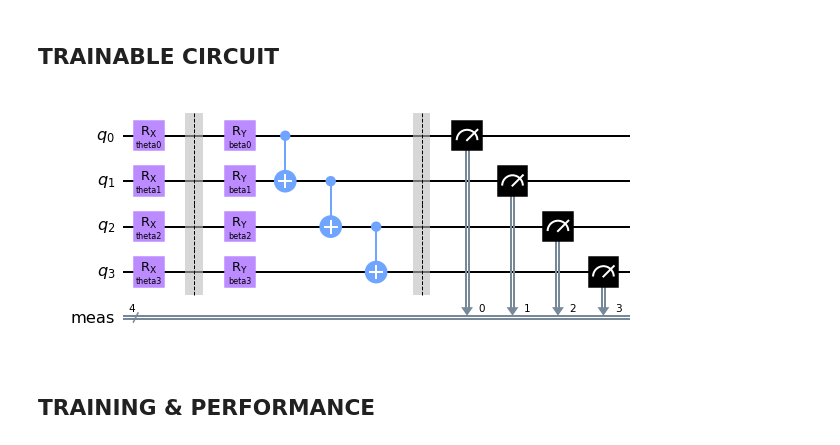
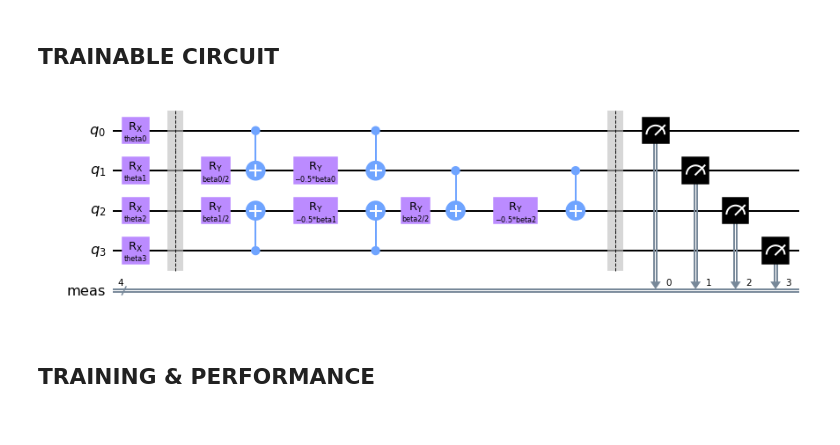
Before and after one commit to yasserakdim/Traitement-d-images-par-reseaux-de-neurones-quantiques, a Jupyter notebook: Trainable circuits.ipynb, the cells around one changed output. Cells and saved outputs as stored; diff of their text form; code cells hidden in the pictures.

```diff
--- a/Trainable circuits.ipynb
+++ b/Trainable circuits.ipynb
@@ -25,8 +25,8 @@ DEVICE = torch.device('cpu')
 # %% [markdown]
 ## DATA
 # %%
-n_train = 20
-n_test = 50
+n_train = 30
+n_test = 100
 
 train_dataset = datasets.MNIST(root = "./data",
                                train = True,
@@ -236,17 +236,17 @@ class QuanvCircuit:
         all_qubits = [i for i in range(self.n_qubits)]
         self._circuit = qiskit.QuantumCircuit(self.n_qubits)
         self.theta = [qiskit.circuit.Parameter('theta{}'.format(i)) for i in range(self.n_qubits)]
-        self.beta = [qiskit.circuit.Parameter('beta{}'.format(i)) for i in range(self.n_qubits)]
+        self.beta = [qiskit.circuit.Parameter('beta{}'.format(i)) for i in range(3)]
         self.par = par
         for i in range(self.n_qubits):
             self._circuit.rx(self.theta[i], i)
 
         self._circuit.barrier()
 
-        for i in range(self.n_qubits):
-            self._circuit.ry(self.beta[i], i)
-        for k in range(self.n_qubits-1):
-            self._circuit.cx(k, k+1)
+        self._circuit.cry(self.beta[0], 0, 1)
+        self._circuit.cry(self.beta[1], 3, 2)
+        self._circuit.cry(self.beta[2], 1, 2)
+
 
         self._circuit = transpile(self._circuit, backend)
         self._circuit.measure_all()
@@ -269,35 +269,35 @@ class QuanvCircuit:
             job = self.backend.run(qobj)
             result = job.result()
             counts = result.get_counts()
             i=np.argmax(list(counts.values()))
             t[str(l)] = sum([int(m) for m in list(counts.keys())[i]])
         self.result = t
         return self
 
     def copy(self):
         q = QuanvCircuit(int(np.sqrt(self.n_qubits)), self.backend, self.par.clone(), self.result)
         return q
 
 
     def encoding(self, zone):
         thetas = []
         for pixel in zone[0]:
             if pixel.item() > 0.5:
                 thetas.append(np.pi) # etat |1>, on initialise theta à pi
             else:                    # pour faire une rotation d'angle pi de l'etat |0>
                 thetas.append(0.0)     # etat |0>, on initialise theta à 0 (rester à l'etat |0>)
         return thetas
 
 
     def run(self, zone):
         zone = torch.reshape(zone, (1, self.n_qubits))
         init = str(self.encoding(zone))
         result = self.result[init]
         return result
-circuit = QuanvCircuit(2, Aer.get_backend('qasm_simulator'),[])
+circuit = QuanvCircuit(2, Aer.get_backend('aer_simulator'),[])
 circuit._circuit.draw(output='mpl')
 # %% [output]
-[figure, old version]
+[figure, new version]
 # %%
 def execute(inputs, quantum_circuits, width, length, l, kernel_size):
     outputs = torch.zeros((len(inputs), len(quantum_circuits), width, length))
```
Also changed, not shown: parts of 6 cells of this notebook.
